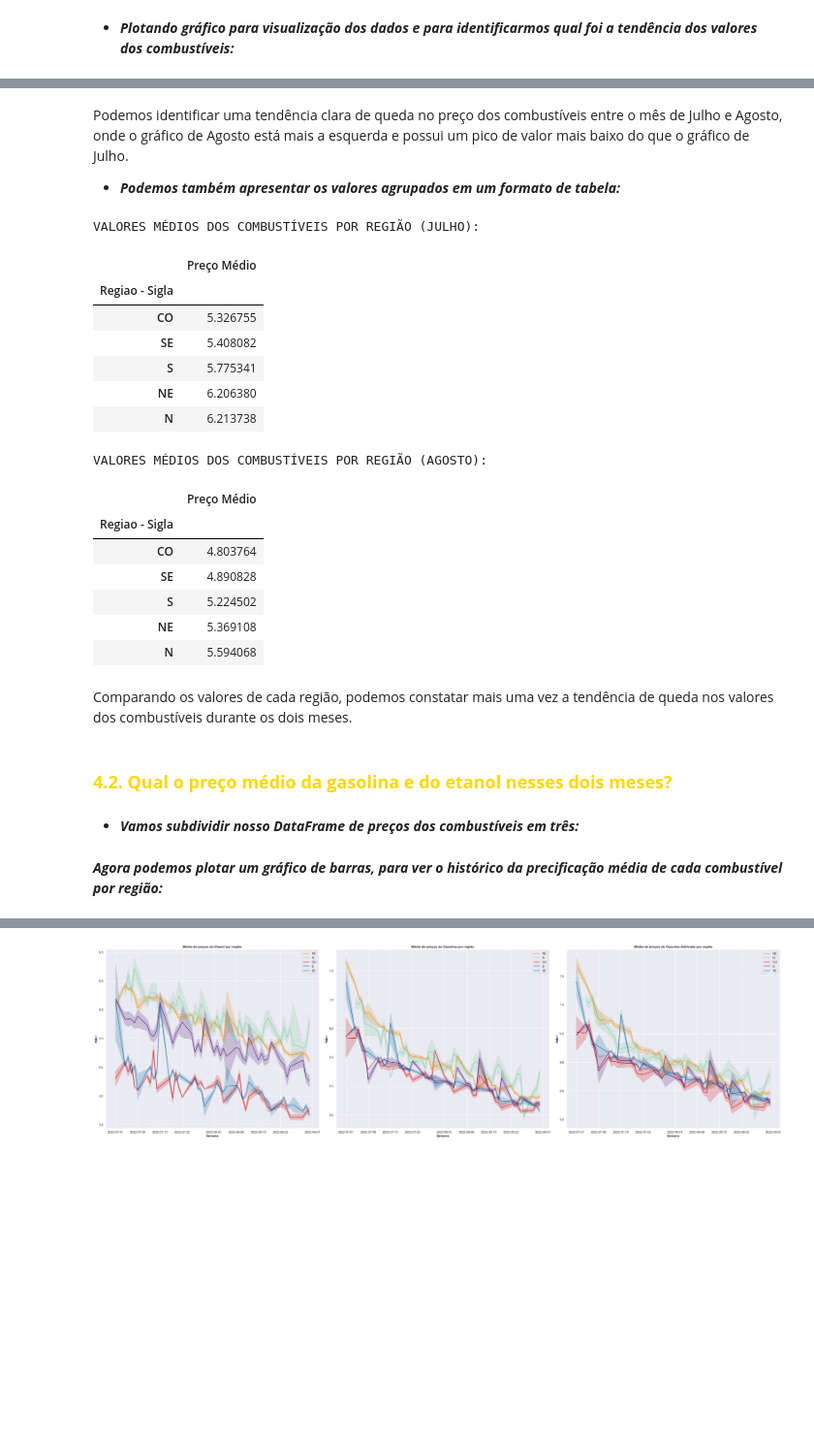
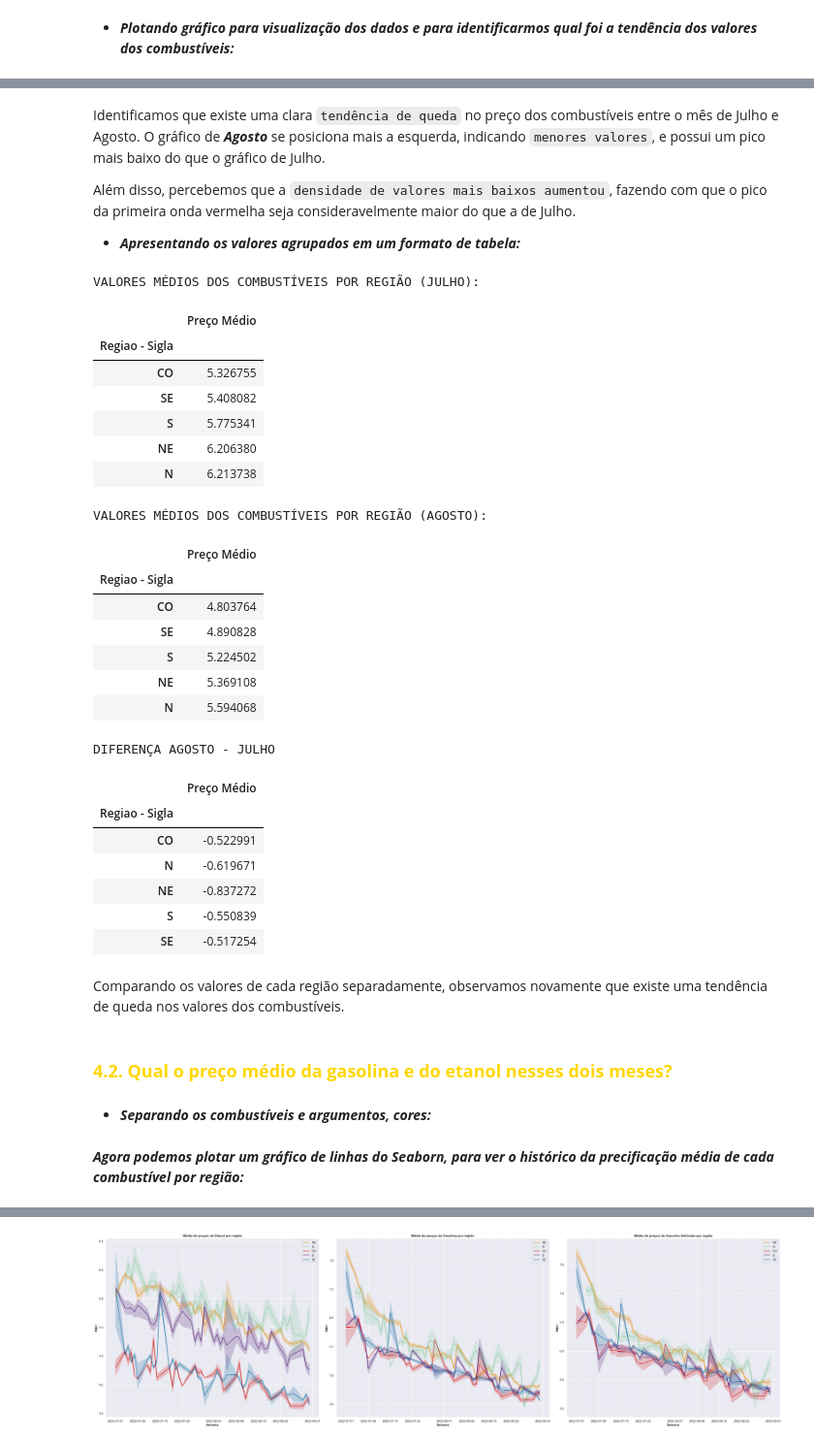
Before and after one commit to pedrorcm/Analise-Combustiveis-M4, a Jupyter notebook: main.ipynb, the cells around one changed output, grey strips where cells are left out. Shown at 97% size. Saved outputs shown, nothing was run; the diff lists cells and outputs as text; code cells hidden in the pictures; blank space fills up the shorter version.

```diff
--- a/main.ipynb
+++ b/main.ipynb
@@ -473,39 +477,52 @@ plt.show()
 # %% [output]
 [figure]
 # %% [markdown]
-Podemos identificar uma tendência clara de queda no preço dos combustíveis entre o mês de Julho e Agosto, onde o gráfico de Agosto está mais a esquerda e possui um pico de valor mais baixo do que o gráfico de Julho.
+Identificamos que existe uma clara <font color='0CB213'>`tendência de queda`</font> no preço dos combustíveis entre o mês de Julho e Agosto. O gráfico de <font color='FAFACC'>**_Agosto_**</font> se posiciona mais a esquerda, indicando <font color='0CB213'>`menores valores`</font>, e possui um pico mais baixo do que o gráfico de Julho.
 
-- <font color='FAFACC'>**_Podemos também apresentar os valores agrupados em um formato de tabela:_**
+Além disso, percebemos que a <font color='0CB213'>`densidade de valores mais baixos aumentou`</font>, fazendo com que o pico da primeira onda vermelha seja consideravelmente maior do que a de Julho.
+- <font color='FAFACC'>**_Apresentando os valores agrupados em um formato de tabela:_**</font>
 # %%
 print('VALORES MÉDIOS DOS COMBUSTÍVEIS POR REGIÃO (JULHO):')
 display(preco_comb_jul.sort_values(by='Preço Médio', ascending=True))
 print()
 print()
 print('VALORES MÉDIOS DOS COMBUSTÍVEIS POR REGIÃO (AGOSTO):')
 display(preco_comb_ago.sort_values(by='Preço Médio', ascending=True))
+print()
+print()
+print('DIFERENÇA AGOSTO - JULHO')
+preco_comb_ago - preco_comb_jul
 # %% [output]
 VALORES MÉDIOS DOS COMBUSTÍVEIS POR REGIÃO (JULHO):
 |  | Preço Médio |
 | Regiao - Sigla |  |
 | CO | 5.326755 |
 | SE | 5.408082 |
 | S | 5.775341 |
 | NE | 6.206380 |
 | N | 6.213738 |
 VALORES MÉDIOS DOS COMBUSTÍVEIS POR REGIÃO (AGOSTO):
 |  | Preço Médio |
 | Regiao - Sigla |  |
 | CO | 4.803764 |
 | SE | 4.890828 |
 | S | 5.224502 |
 | NE | 5.369108 |
 | N | 5.594068 |
+DIFERENÇA AGOSTO - JULHO
+|  | Preço Médio |
+| Regiao - Sigla |  |
+| CO | -0.522991 |
+| N | -0.619671 |
+| NE | -0.837272 |
+| S | -0.550839 |
+| SE | -0.517254 |
 # %% [markdown]
-Comparando os valores de cada região, podemos constatar mais uma vez a tendência de queda nos valores dos combustíveis durante os dois meses.
+Comparando os valores de cada região separadamente, observamos novamente que existe uma tendência de queda nos valores dos combustíveis.
 # %% [markdown]
 ##### **<font color ='gold'><font size=4>4.2. Qual o preço médio da gasolina e do etanol nesses dois meses?</font>**
 # %% [markdown]
-- <font color='FAFACC'>**_Vamos subdividir nosso DataFrame de preços dos combustíveis em três:_**
+- <font color='FAFACC'>**_Separando os combustíveis e argumentos, cores:_**
 # %%
 # Definindo eixos para plotagem posterior do gráfico
 x_col = 'Data da Coleta'
@@ -527,4 +544,4 @@ cornordeste='#E48900'
 corsudeste='#005F99'
 corsul = '#440A67'
 # %% [markdown]
-**_Agora podemos plotar um gráfico de barras, para ver o histórico da precificação média de cada combustível por região:_**
+**_Agora podemos plotar um gráfico de linhas do Seaborn, para ver o <font color='FAFACC'>histórico da precificação média</font> de cada combustível por região:_**
```
Also changed, not shown: parts of 15 cells of this notebook.
